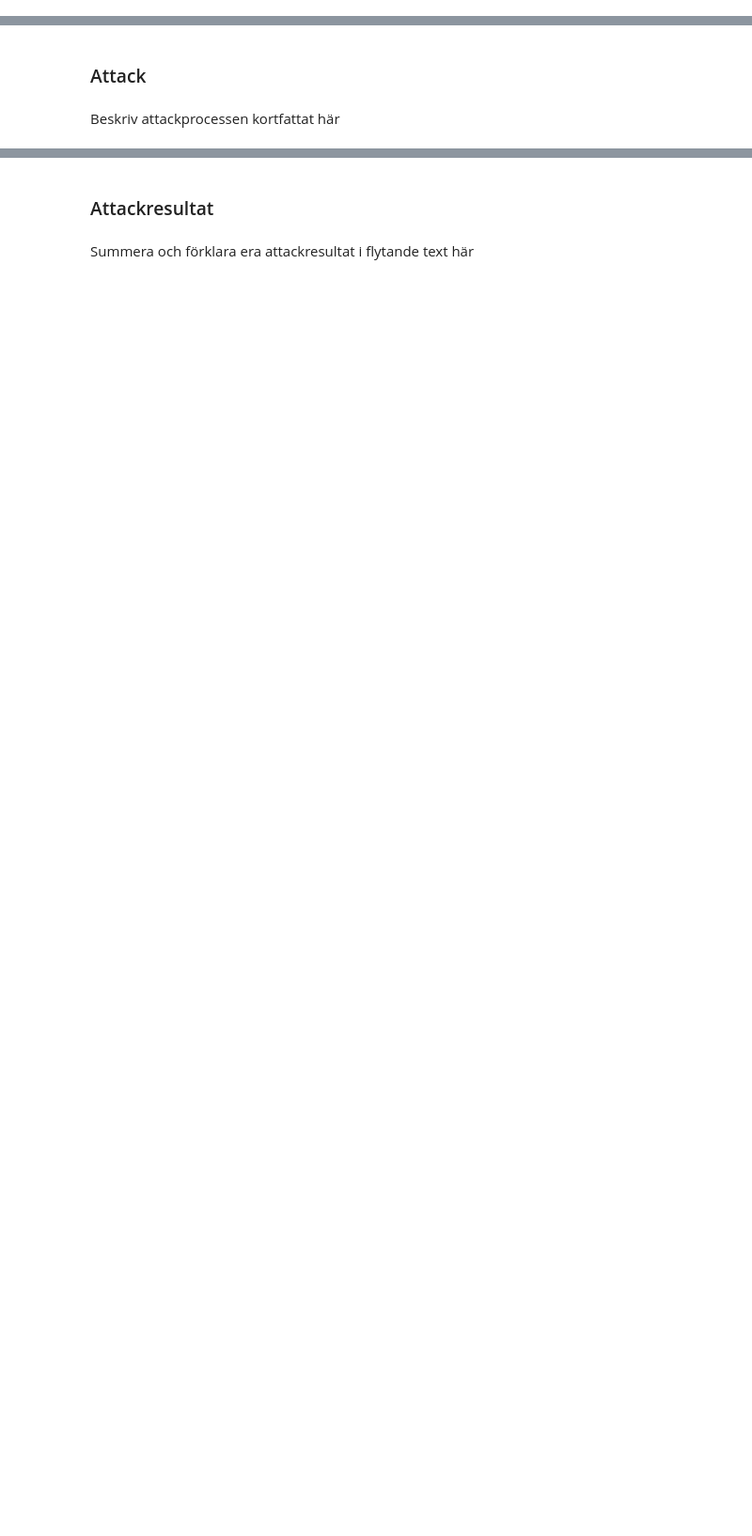
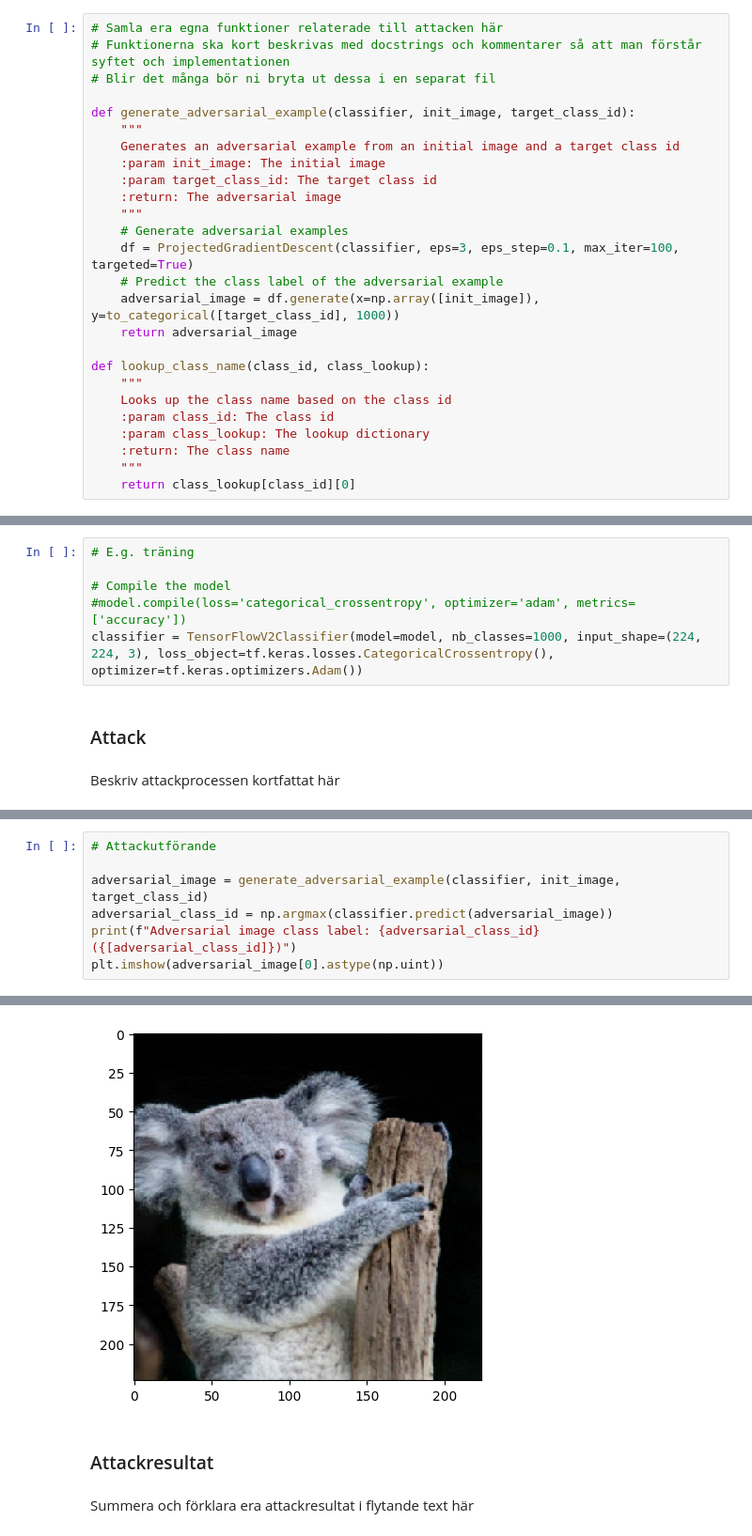
Before and after one commit to Uplink036/FLAdversarialInput, a Jupyter notebook: DV2607-Inl_Del_2-Adversarial_input_attack.ipynb, the cells around one changed output, grey strips where cells are left out. Shown at 94% size. Cells and saved outputs as stored; diff of their text form; blank space fills up the shorter version.

```diff
--- a/DV2607-Inl_Del_2-Adversarial_input_attack.ipynb
+++ b/DV2607-Inl_Del_2-Adversarial_input_attack.ipynb
@@ -87,3 +104,29 @@ I cellerna nedan lägger ni in er egen kod för att genomföra attacken.
+# %%
+# Samla era egna funktioner relaterade till attacken här
+# Funktionerna ska kort beskrivas med docstrings och kommentarer så att man förstår syftet och implementationen
+# Blir det många bör ni bryta ut dessa i en separat fil
+
+def generate_adversarial_example(classifier, init_image, target_class_id):
+    """
+    Generates an adversarial example from an initial image and a target class id
+    :param init_image: The initial image
+    :param target_class_id: The target class id
+    :return: The adversarial image
+    """
+    # Generate adversarial examples
+    df = ProjectedGradientDescent(classifier, eps=3, eps_step=0.1, max_iter=100, targeted=True)
+    # Predict the class label of the adversarial example
+    adversarial_image = df.generate(x=np.array([init_image]), y=to_categorical([target_class_id], 1000))
+    return adversarial_image
+
+def lookup_class_name(class_id, class_lookup):
+    """
+    Looks up the class name based on the class id
+    :param class_id: The class id
+    :param class_lookup: The lookup dictionary
+    :return: The class name
+    """
+    return class_lookup[class_id][0]
 # %% [markdown]
 ### Förberedelser
 # %%
@@ -95,3 +137,9 @@ I cellerna nedan lägger ni in er egen kod för att genomföra attacken.
+# %%
+# E.g. träning
+
+# Compile the model
+#model.compile(loss='categorical_crossentropy', optimizer='adam', metrics=['accuracy'])
+classifier = TensorFlowV2Classifier(model=model, nb_classes=1000, input_shape=(224, 224, 3), loss_object=tf.keras.losses.CategoricalCrossentropy(), optimizer=tf.keras.optimizers.Adam())
 # %% [markdown]
 ### Attack
 # %% [markdown]
@@ -100,0 +147,8 @@ Beskriv attackprocessen kortfattat här
+# %%
+# Attackutförande
+
+adversarial_image = generate_adversarial_example(classifier, init_image, target_class_id)
+adversarial_class_id = np.argmax(classifier.predict(adversarial_image))
+print(f"Adversarial image class label: {adversarial_class_id} ({[adversarial_class_id]})")
+plt.imshow(adversarial_image[0].astype(np.uint))
+# %% [output]
@@ -101,3 +157,4 @@ Beskriv attackprocessen kortfattat här
+[figure, added]
 # %% [markdown]
 ### Attackresultat
 # %% [markdown]
```
Also changed, not shown: parts of 17 cells of this notebook, 2 other files.
